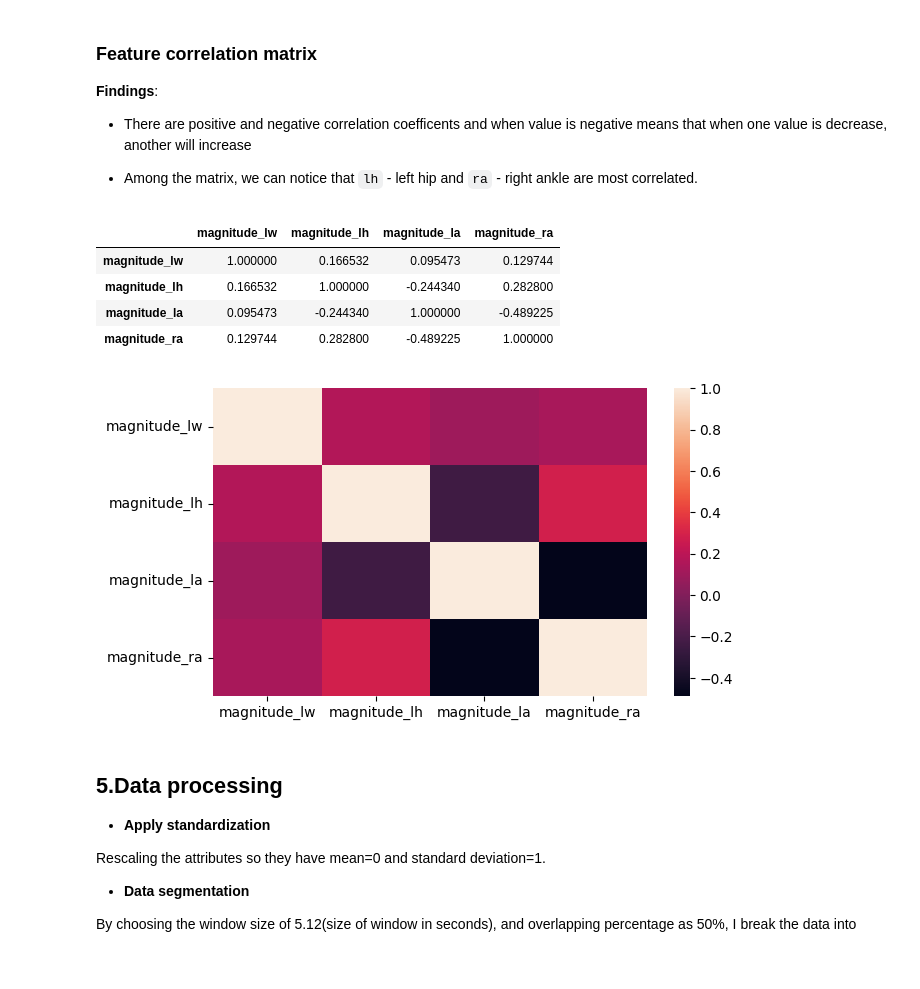
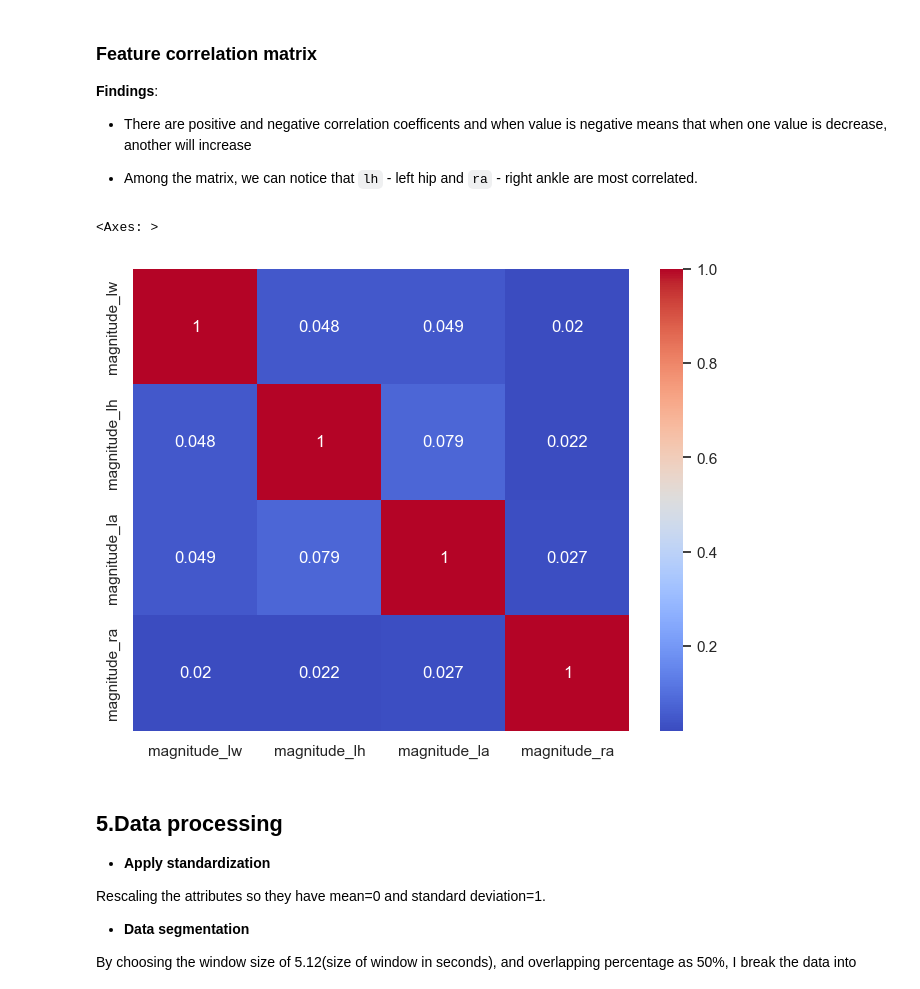
Before and after one commit to yalda-amirsoleymani/har-dataset-processing, a Jupyter notebook: data_preprocessing_menglutao.ipynb, the cells around one changed output. Saved outputs shown, nothing was run; the diff lists cells and outputs as text; code cells hidden in the pictures; blank space fills up the shorter version.

```diff
--- a/data_preprocessing_menglutao.ipynb
+++ b/data_preprocessing_menglutao.ipynb
@@ -166,7 +169,12 @@ This formula consolidates the three axes data into a single measure by taking th
 # %%
 from data_transform import DataTransform
 # %%
-### split the data frame based on the activity code
-df_1= sample_df[sample_df["activity"] == 1]
-df_2= sample_df[sample_df["activity"] == 2]
-df_3 = sample_df[sample_df["activity"] == 3]
+# ### split the data frame based on the activity code
+# df_1= sample_df[sample_df["activity"] == 1]
+# df_2= sample_df[sample_df["activity"] == 2]
+# df_3 = sample_df[sample_df["activity"] == 3]
+
+# dset._df
+df_1= dset._df[dset._df["activity"] == 1]
+df_2= dset._df[dset._df["activity"] == 2]
+df_3 = dset._df[dset._df["activity"] == 3]
@@ -212,20 +237,19 @@ vm1.head(10)
 
 - Among the matrix, we can notice that `lh` - left hip and `ra` - right ankle are most correlated.
 # %%
+
 #Seaborn's heatmap version:
 import seaborn as sns
-corr = vm1.iloc[:,2:].corr()
+plt.figure(figsize=(8, 6))
+corr = vm1.iloc[:,3:].corr()
 sns.heatmap(corr,
             xticklabels=corr.columns.values,
-            yticklabels=corr.columns.values)
-corr
+            yticklabels=corr.columns.values,
+            annot=True,
+            cmap="coolwarm")
 # %% [output]
-|  | magnitude_lw | magnitude_lh | magnitude_la | magnitude_ra |
-| magnitude_lw | 1.000000 | 0.166532 | 0.095473 | 0.129744 |
-| magnitude_lh | 0.166532 | 1.000000 | -0.244340 | 0.282800 |
-| magnitude_la | 0.095473 | -0.244340 | 1.000000 | -0.489225 |
-| magnitude_ra | 0.129744 | 0.282800 | -0.489225 | 1.000000 |
+<Axes: >
-[figure, old version]
+[figure, new version]
 # %% [markdown]
 ## 5.Data processing
 - **Apply standardization**
```
Also changed, not shown: parts of 32 cells of this notebook, 1 other file.
